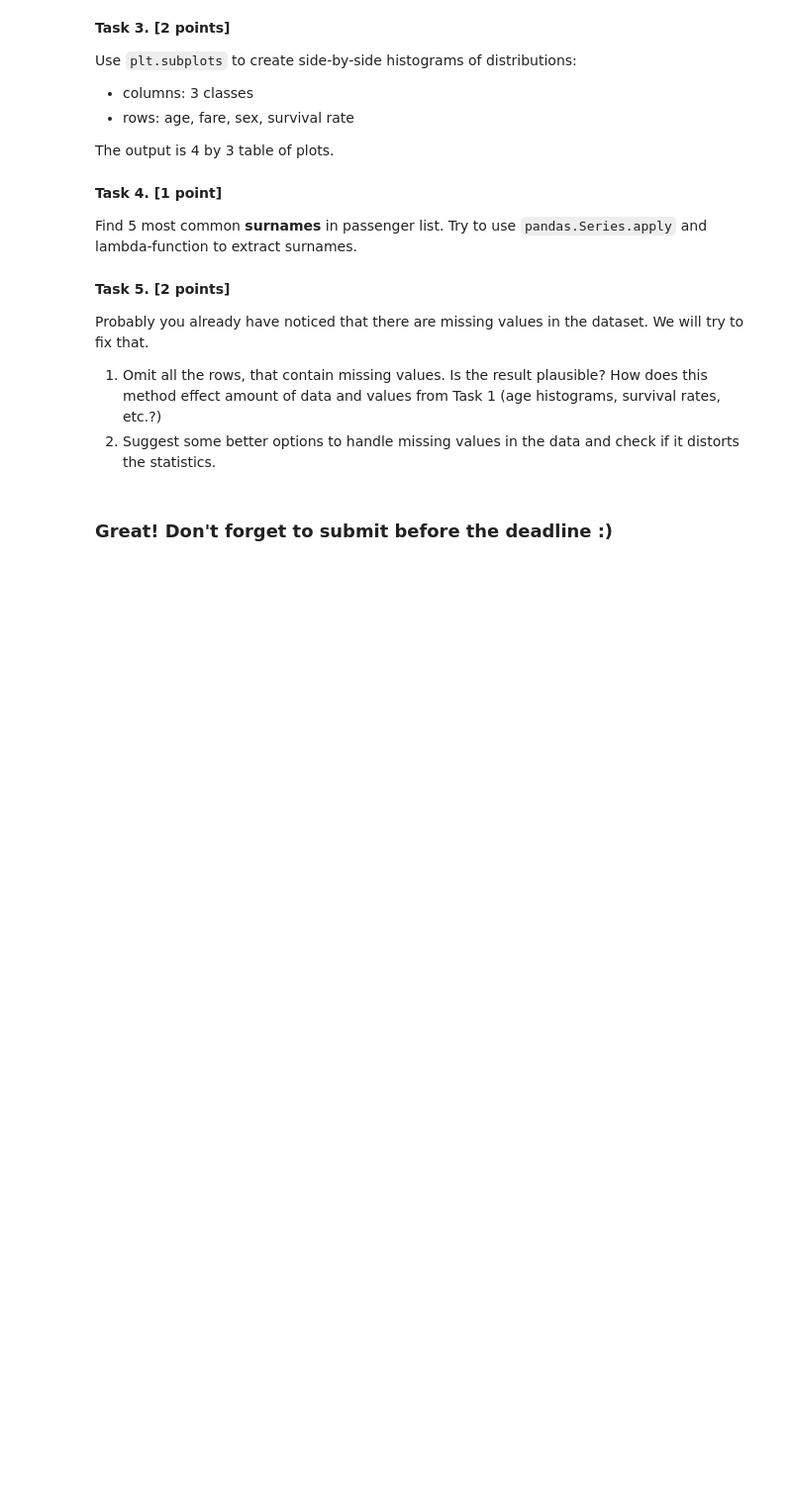
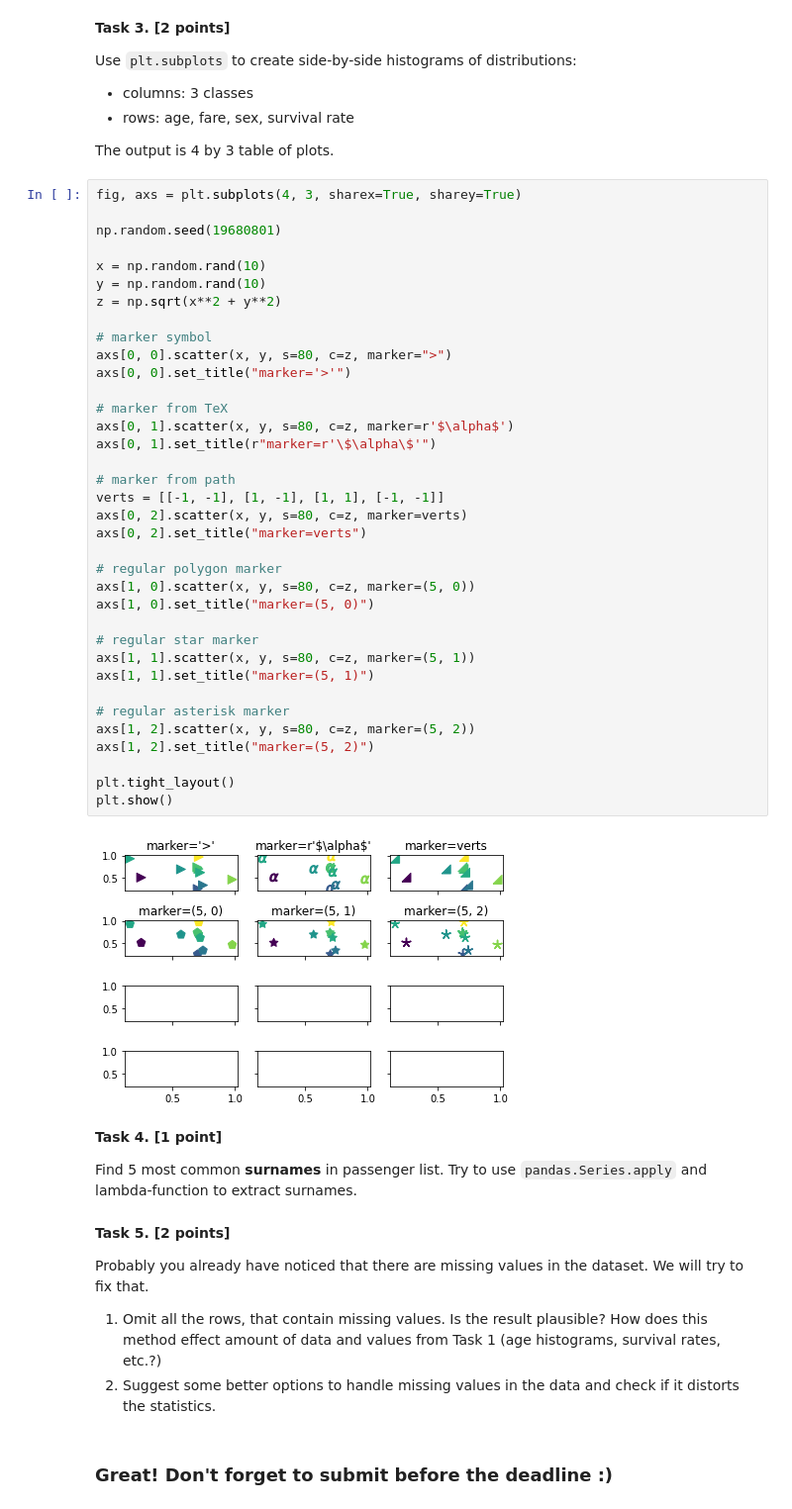
Before and after one commit to eugeuie/machine-learning, a Jupyter notebook: homework_1_numpy_pandas_matplotlib/2021_lab01_m103_Abdullaeva_Evgenia.ipynb, the cells around one changed output. Shown: that part at 99% size. Saved outputs shown, nothing was run; the diff lists cells and outputs as text; blank space fills up the shorter version.

```diff
--- a/homework_1_numpy_pandas_matplotlib/2021_lab01_m103_Abdullaeva_Evgenia.ipynb
+++ b/homework_1_numpy_pandas_matplotlib/2021_lab01_m103_Abdullaeva_Evgenia.ipynb
@@ -710,6 +818,44 @@ Use `plt.subplots` to create side-by-side histograms of distributions:
 - rows: age, fare, sex, survival rate
 
 The output is 4 by 3 table of plots.
+# %%
+fig, axs = plt.subplots(4, 3, sharex=True, sharey=True)
+
+np.random.seed(19680801)
+
+x = np.random.rand(10)
+y = np.random.rand(10)
+z = np.sqrt(x**2 + y**2)
+
+# marker symbol
+axs[0, 0].scatter(x, y, s=80, c=z, marker=">")
+axs[0, 0].set_title("marker='>'")
+
+# marker from TeX
+axs[0, 1].scatter(x, y, s=80, c=z, marker=r'$\alpha$')
+axs[0, 1].set_title(r"marker=r'\$\alpha\$'")
+
+# marker from path
+verts = [[-1, -1], [1, -1], [1, 1], [-1, -1]]
+axs[0, 2].scatter(x, y, s=80, c=z, marker=verts)
+axs[0, 2].set_title("marker=verts")
+
+# regular polygon marker
+axs[1, 0].scatter(x, y, s=80, c=z, marker=(5, 0))
+axs[1, 0].set_title("marker=(5, 0)")
+
+# regular star marker
+axs[1, 1].scatter(x, y, s=80, c=z, marker=(5, 1))
+axs[1, 1].set_title("marker=(5, 1)")
+
+# regular asterisk marker
+axs[1, 2].scatter(x, y, s=80, c=z, marker=(5, 2))
+axs[1, 2].set_title("marker=(5, 2)")
+
+plt.tight_layout()
+plt.show()
+# %% [output]
+[figure, added]
 # %% [markdown]
 **Task 4. [1 point]**
 
```
Also changed, not shown: parts of 38 cells of this notebook.
